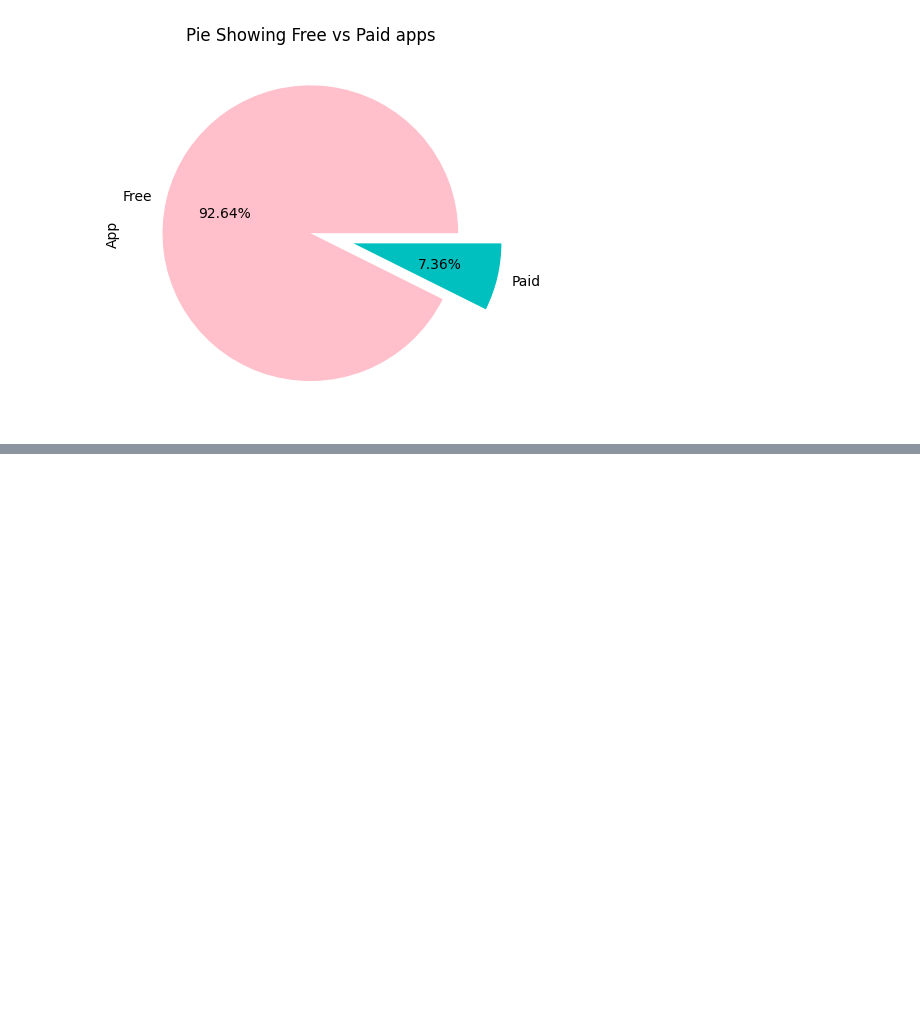
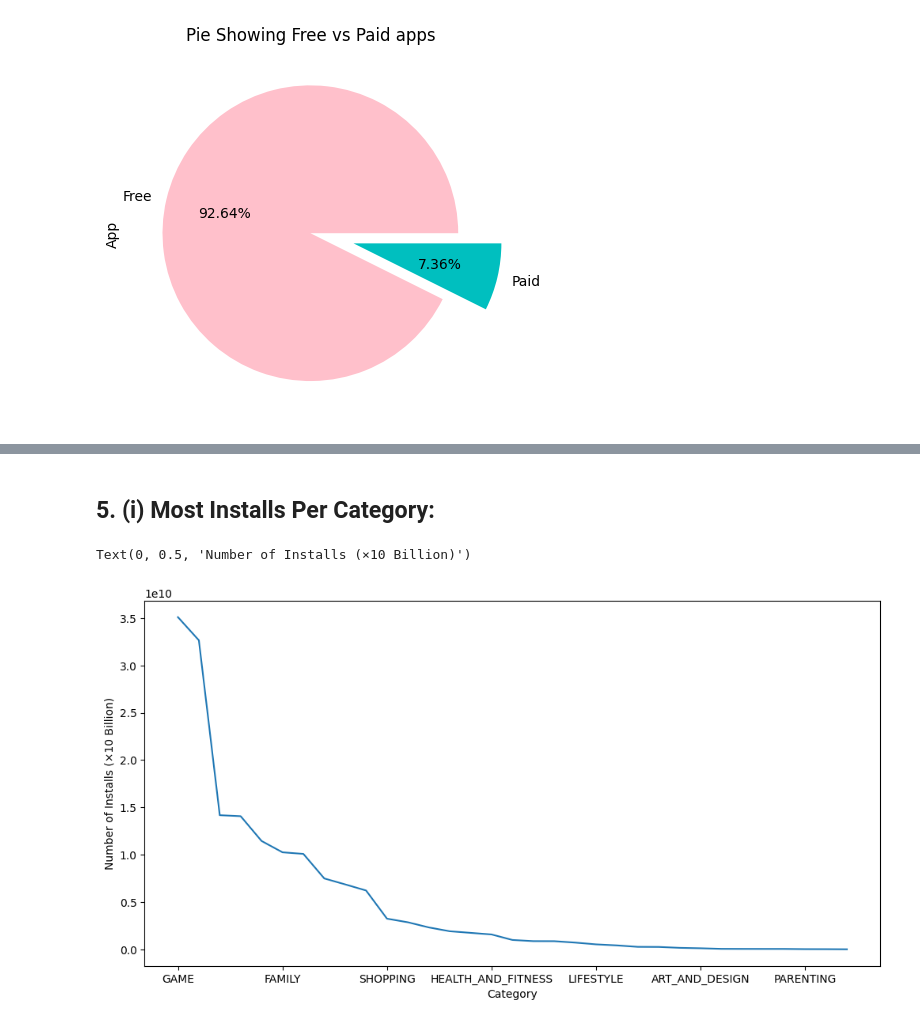
Before and after one commit to joshikunal927/Liabraries, a Jupyter notebook: my project/archive (1)/1_project.ipynb, the cells around one changed output, grey strips where cells are left out. Cells and saved outputs as stored; diff of their text form; code cells hidden in the pictures; blank space fills up the shorter version.

```diff
--- a/my project/archive (1)/1_project.ipynb
+++ b/my project/archive (1)/1_project.ipynb
@@ -215,0 +274,10 @@ Text(0.5, 1.0, 'Pie Showing Free vs Paid apps')
+# %% [markdown]
+## 5. (i) Most Installs Per Category:
+# %%
+installs_per_category=df.groupby("Category")["Installs"].sum().sort_values(ascending=False)
+plt.figure(figsize=(12,6))
+installs_per_category.plot(kind="line")
+plt.ylabel('Number of Installs (×10 Billion)')
+# %% [output]
+Text(0, 0.5, 'Number of Installs (×10 Billion)')
+[figure, added]
```
Also changed, not shown: parts of 32 cells of this notebook.
